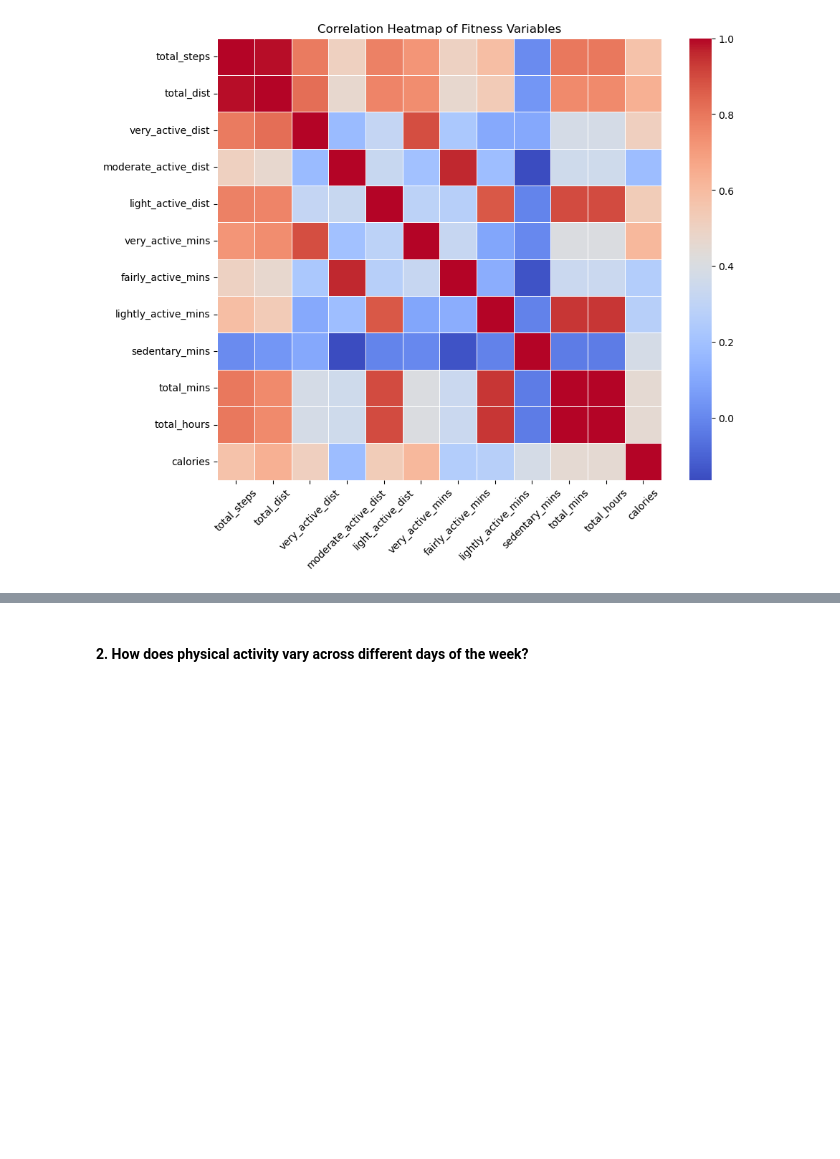
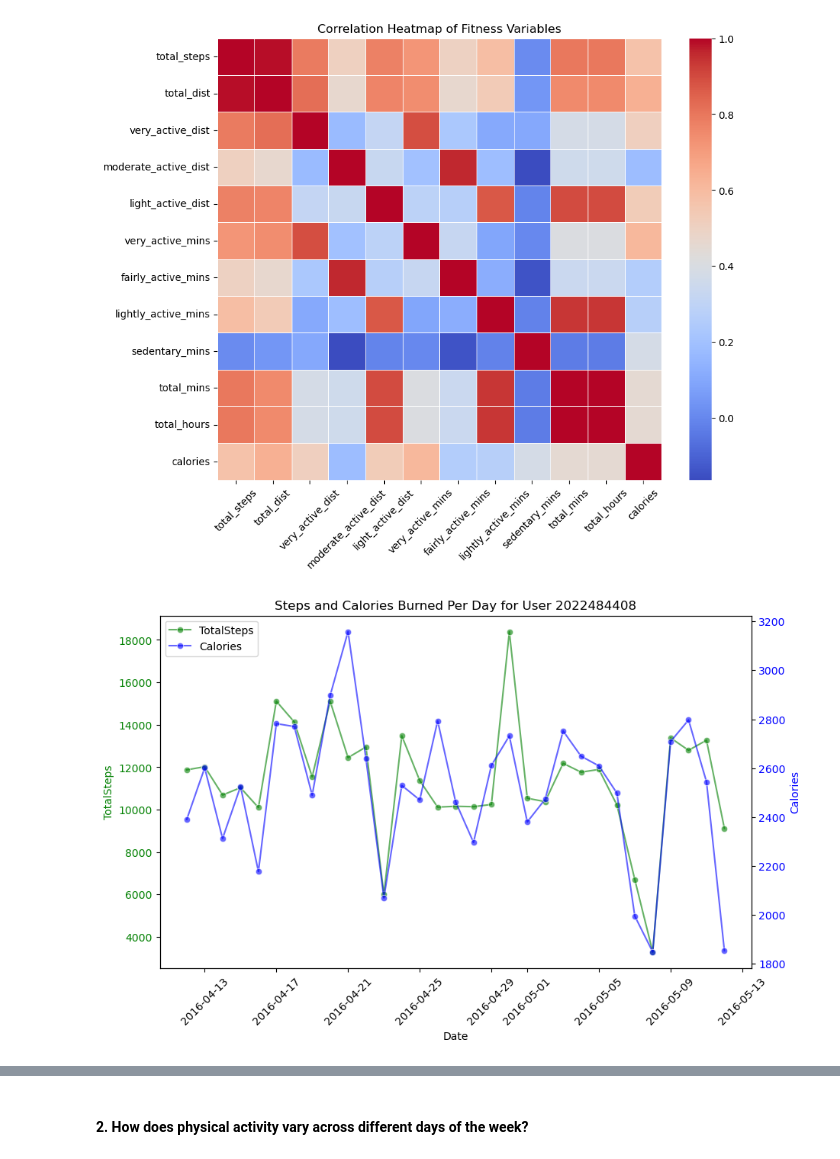
Before and after one commit to Enimien/project_1_healthcare, a Jupyter notebook: Fitbit- Exploratory Data Analysis (EDA).ipynb, the cells around one changed output, grey strips where cells are left out. Cells and saved outputs as stored; diff of their text form; code cells hidden in the pictures; blank space fills up the shorter version.

```diff
--- a/Fitbit- Exploratory Data Analysis (EDA).ipynb
+++ b/Fitbit- Exploratory Data Analysis (EDA).ipynb
@@ -539,4 +557,31 @@ plt.xticks(rotation=45)
 plt.show()
 # %% [output]
 [figure]
+# %%
+# Generate lineplot of the total steps and total calories burnt for a single user with time.
+user_id = 2022484408
+user_activity = df_activity[df_activity["id"] == user_id]
+
+
+fig, ax1 = plt.subplots(figsize=(10, 6))
+plt.xticks(rotation= 45)
+
+sns.lineplot(data=user_activity, x="date", y="total_steps", marker="o", ax=ax1, color="g", label="TotalSteps", alpha=0.6, legend=False)
+ax1.set_ylabel("TotalSteps", color="g")
+ax1.tick_params(axis="y", labelcolor="g")
+
+ax2 = ax1.twinx()
+sns.lineplot(data=user_activity, x="date", y="calories", marker="o", ax=ax2, color="b", label="Calories", alpha=0.6, legend=False)
+ax2.set_ylabel("Calories", color="b")
+ax2.tick_params(axis="y", labelcolor="b")
+
+plt.title(f"Steps and Calories Burned Per Day for User {user_id}")
+ax1.set_xlabel("Date")
+
+lines, labels = ax1.get_legend_handles_labels()
+lines2, labels2 = ax2.get_legend_handles_labels()
+ax1.legend(lines + lines2, labels + labels2, loc="upper left")
+plt.show()
+# %% [output]
+[figure, added]
 # %% [markdown]
```
Also changed, not shown: parts of 17 cells of this notebook.
